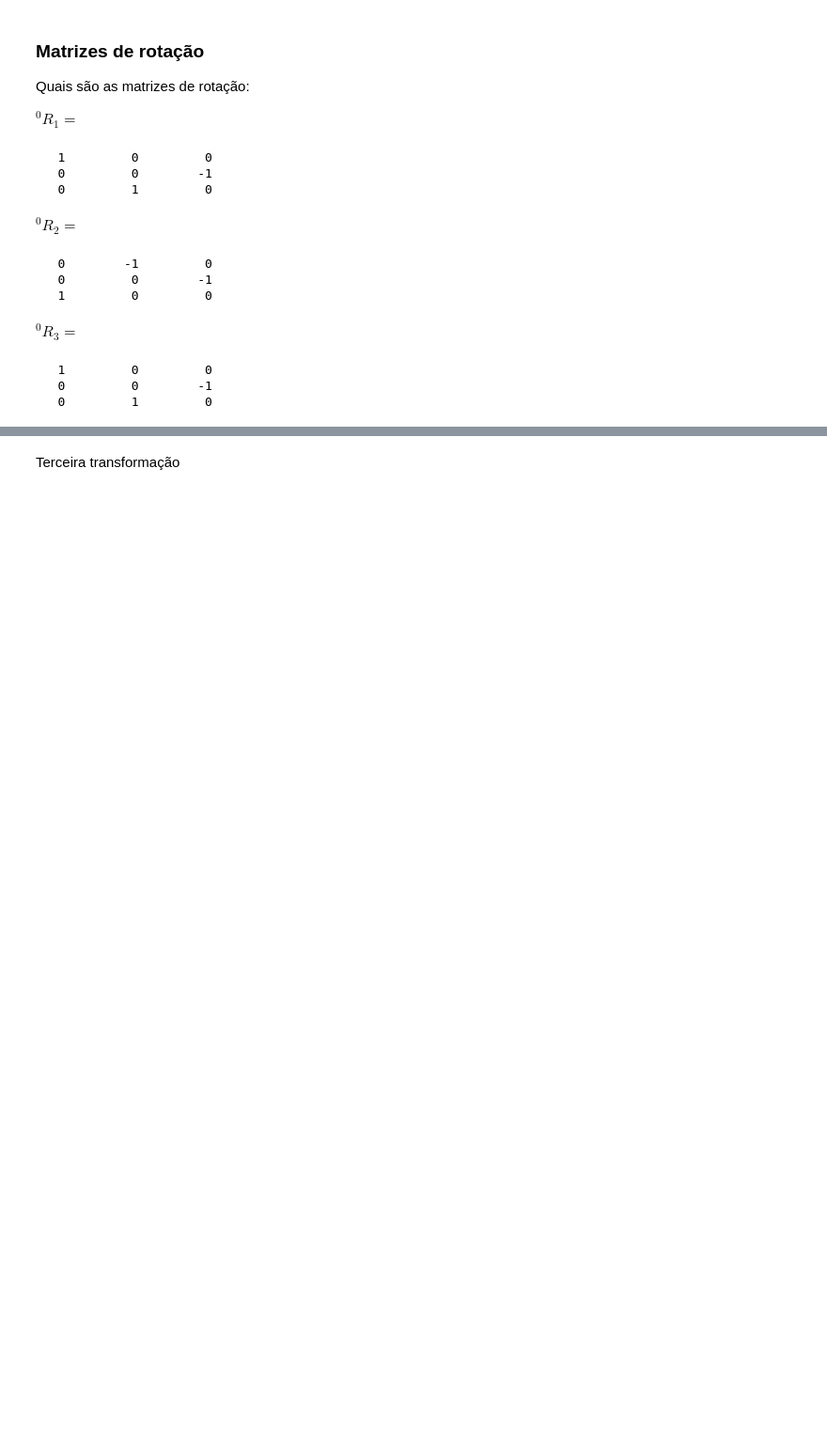
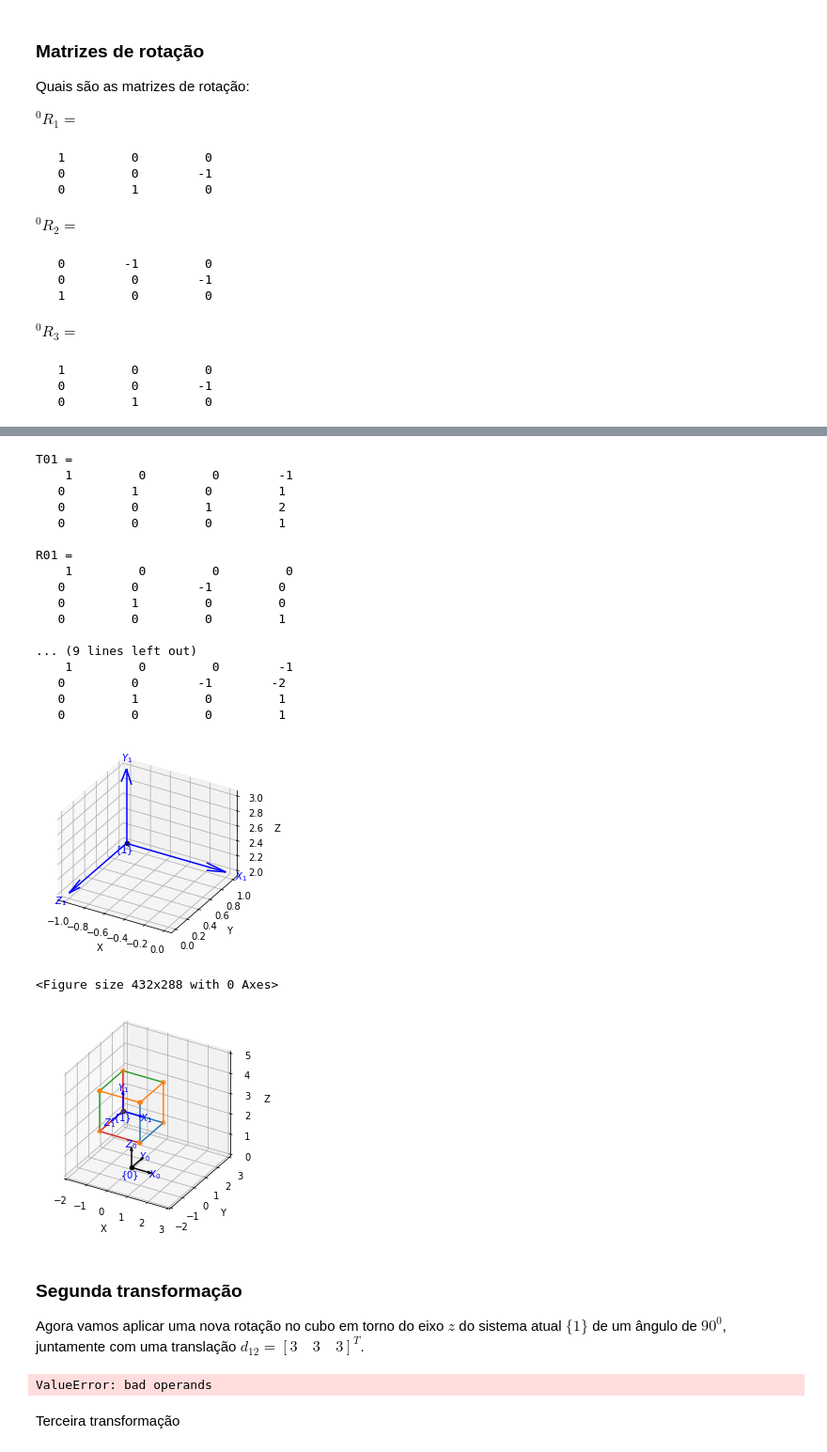
Before and after one commit to RafaelBaquero/lab-robos-manip, a Jupyter notebook: sel0634_tarefa1_Incompleta.ipynb, the cells around one changed output, grey strips where cells are left out. Shown: that part at 94% size. Cells and saved outputs as stored; diff of their text form; code cells hidden in the pictures; blank space fills up the shorter version.

```diff
--- a/sel0634_tarefa1_Incompleta.ipynb
+++ b/sel0634_tarefa1_Incompleta.ipynb
@@ -230,16 +273,81 @@ Segunda transformação
+# %%
+#########################
+# Coloque seu código aqui
+d01 = [-1,1,2] # Vetor de translação
+#H01 = SE3(d01)*SE3.Rx(90,'deg') # Criação da matriz de transf. homog. diretamente, ou, por partes:
+T01 = SE3(d01) # Translação
+R01 = SE3.Rx(90,'deg') # Rotação
+H01 = T01*R01 # Matriz de transformação homogênea completa
+
+# H01 = R01, não há translação
+P01 = H01*P
+
+H01.plot(frame='1') # mostra o sistema de coordenadas com orientação dada por R01
+#########################
+plot_cubo(P01)
+H01.plot(frame='1') # mostra o sistema de coordenadas com orientação dada por R01
+
+print("T01 = \n",T01)
+print("R01 = \n",R01)
+print("H01 = T01*R01 = \n", H01)
+
+print("Obseve que H01 = T01*R01 != R0*T01:\n")
+#print("T01*R01 = \n",T01*R01)
+print("R01*T01 = \n",R01*T01)
+# %% [output]
+T01 =
+    1         0         0        -1
+   0         1         0         1
+   0         0         1         2
+   0         0         0         1
+
+R01 =
+    1         0         0         0
+   0         0        -1         0
+   0         1         0         0
+   0         0         0         1
+
+... (9 lines left out)
+    1         0         0        -1
+   0         0        -1        -2
+   0         1         0         1
+   0         0         0         1
+[figure, added]
+<Figure size 432x288 with 0 Axes>
+[figure, added]
+# %% [markdown]
+### Segunda transformação
+Agora vamos aplicar uma nova rotação no cubo em torno do eixo $z$ do sistema atual $\{1\}$ de um ângulo de $90^0$, juntamente com uma translação $d_{12} = [3 \quad 3 \quad 3]^T$.
 # %%
 #########################
 # Coloque seu código aqui
+
+# Para subtrair listas no formato list1-list2, utilize np.subtract(list1,list2)
+d02f = [3, 3, 3]
+
+R04t = SO3.Rx(90,'deg')
+R04t = -1*R04t
+
+d12 = np.subtract(d02f,R04t*d01) # d02f - d01
+# Eu queria jogar a origem para [3 3 3], mas precisamos aplicar também a rotação.
+
+T12 = SE3(d12) # Translação
 R12 = SE3.Rz(90,'deg')
-R12
+H12 = T12*R12
 
-R02 = R01*R12 # Sistema atual: pós-multiplicação
-P02 = R02*P
+H02 = H01*H12 # Sistema atual: pós-multiplicação
+P02 = H02*P
 
-R02.plot(frame='2') # mostra o sistema de coordenadas com orientação dada por R02
+H02.plot(frame='2') # mostra o sistema de coordenadas com orientação dada por R02
 ########################
 plot_cubo(P02)
-R02.plot(frame='2') # mostra o sistema de coordenadas com orientação dada por R02
+H02.plot(frame='2') # mostra o sistema de coordenadas com orientação dada por R02
+
+print(d01)
+print(d12)
+print(H02)
+# %% [output]
+ValueError: bad operands
 # %% [markdown]
 Terceira transformação
 # %%
```
Also changed, not shown: parts of 10 cells of this notebook.
